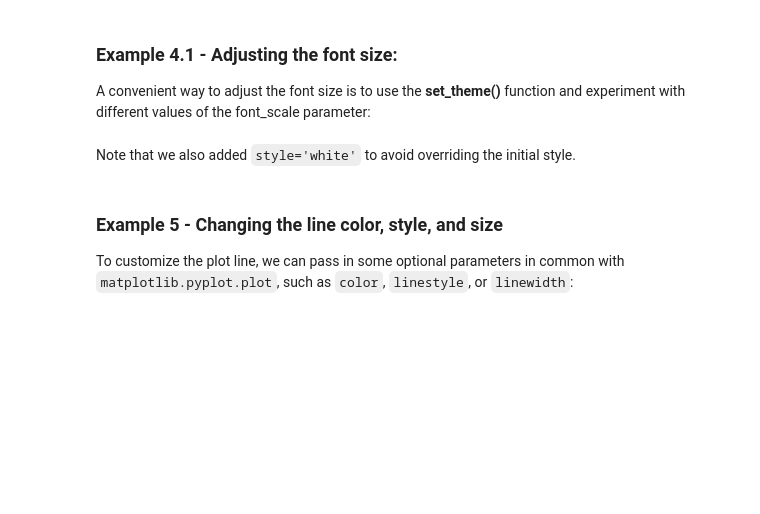
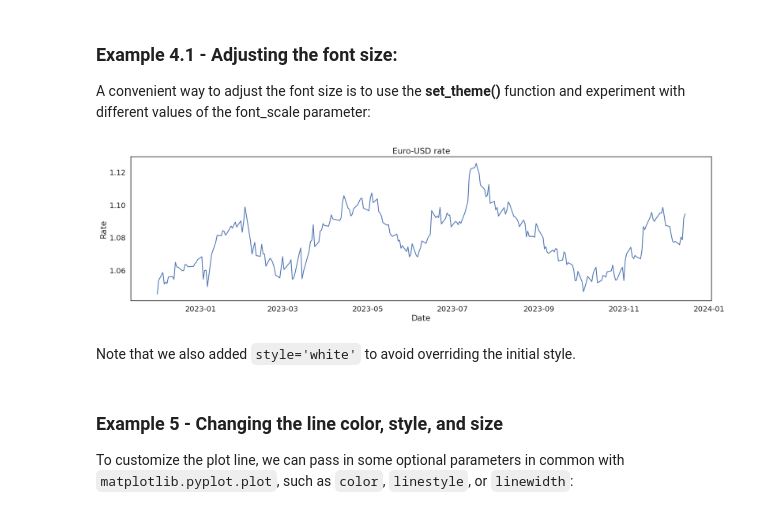
Before and after one commit to jbyers-ctrl/Data_Engineering_Trng, a Jupyter notebook: Module_344_Data_Visualization_with_Python/JamesB-GLAB-344.4.2-Python_Seaborn_Line_Plot_&_Create_Data_Visualizations.ipynb, the cells around one changed output. Drawn from its saved outputs; the diff is of its cells as text; code cells hidden in the pictures; blank space fills up the shorter version.

```diff
--- a/Module_344_Data_Visualization_with_Python/JamesB-GLAB-344.4.2-Python_Seaborn_Line_Plot_&_Create_Data_Visualizations.ipynb
+++ b/Module_344_Data_Visualization_with_Python/JamesB-GLAB-344.4.2-Python_Seaborn_Line_Plot_&_Create_Data_Visualizations.ipynb
@@ -31,5 +31,5 @@ import seaborn as sns
 import matplotlib.pyplot as plt
 import pandas as pd
 # %%
-df = pd.read_csv('euro-daily-hist_1999_2022.csv')
+df = pd.read_csv('Data/euro-daily-hist_1999_2022.csv')
 df
@@ -124,7 +209,9 @@ A convenient way to adjust the font size is to use the **set_theme()** function
 # %%
 fig = plt.subplots(figsize=(20, 5))
 sns.lineplot(x='Date', y='Euro rate', data=usd).set(title='Euro-USD rate', xlabel='Date', ylabel='Rate')
-sns.set_theme(style='white', font_scale=1.3)
+sns.set_theme(style='white', font_scale=2.3)
+# %% [output]
+[figure, added]
 # %% [markdown]
 Note that we also added `style='white'` to avoid overriding the initial style.
 # %% [markdown]
```
Also changed, not shown: parts of 14 cells of this notebook, 4 other files.
